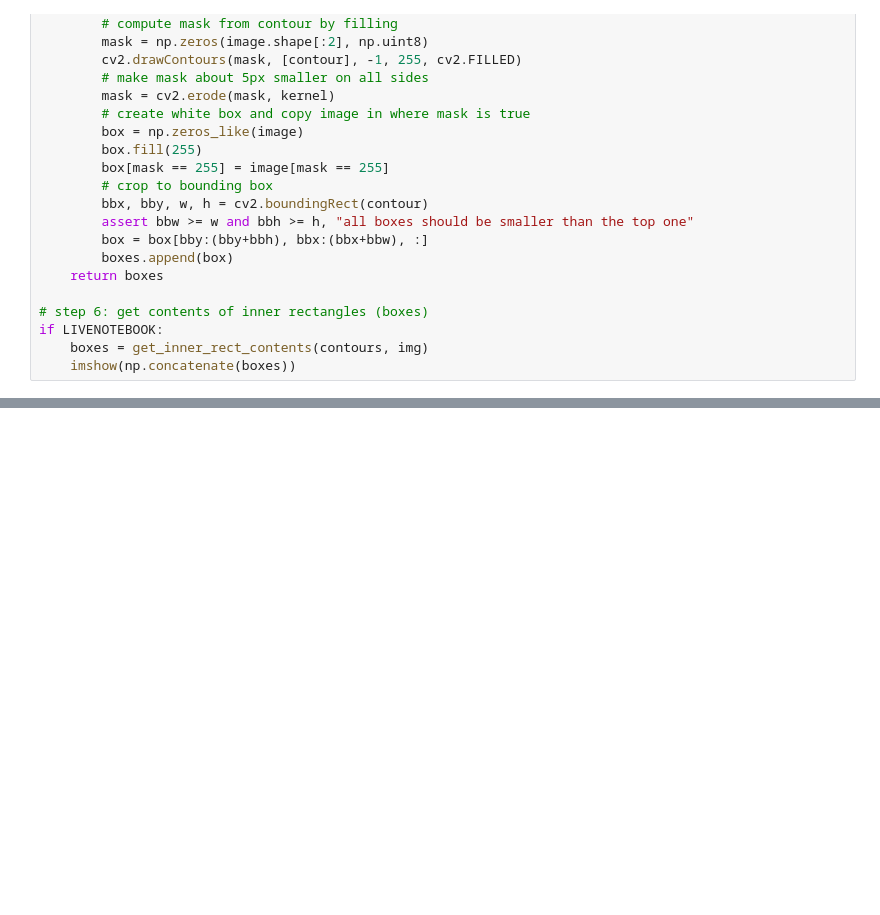
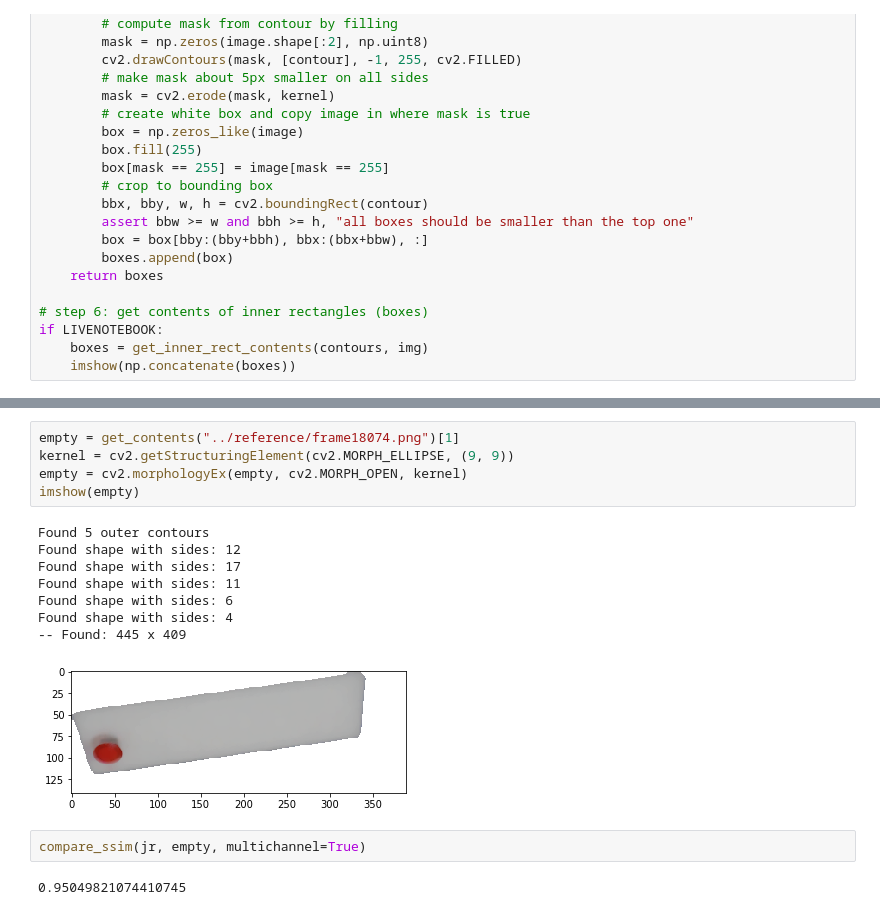
Before and after one commit to dirkjot/pingpongcam, a Jupyter notebook: opencv/extract blue grid.ipynb, the cells around one changed output, grey strips where cells are left out. Drawn from its saved outputs; the diff is of its cells as text; blank space fills up the shorter version.

```diff
--- a/opencv/extract blue grid.ipynb
+++ b/opencv/extract blue grid.ipynb
@@ -182,0 +224,18 @@ plt.imshow(np.concatenate(boxes))
+# %%
+empty = get_contents("../reference/frame18074.png")[1]
+kernel = cv2.getStructuringElement(cv2.MORPH_ELLIPSE, (9, 9))
+empty = cv2.morphologyEx(empty, cv2.MORPH_OPEN, kernel)
+imshow(empty)
+# %% [output]
+Found 5 outer contours
+Found shape with sides: 12
+Found shape with sides: 17
+Found shape with sides: 11
+Found shape with sides: 6
+Found shape with sides: 4
+-- Found: 445 x 409
+[figure, added]
+# %%
+compare_ssim(jr, empty, multichannel=True)
+# %% [output]
+0.95049821074410745
```
Also changed, not shown: parts of 12 cells of this notebook, 3 other files.
